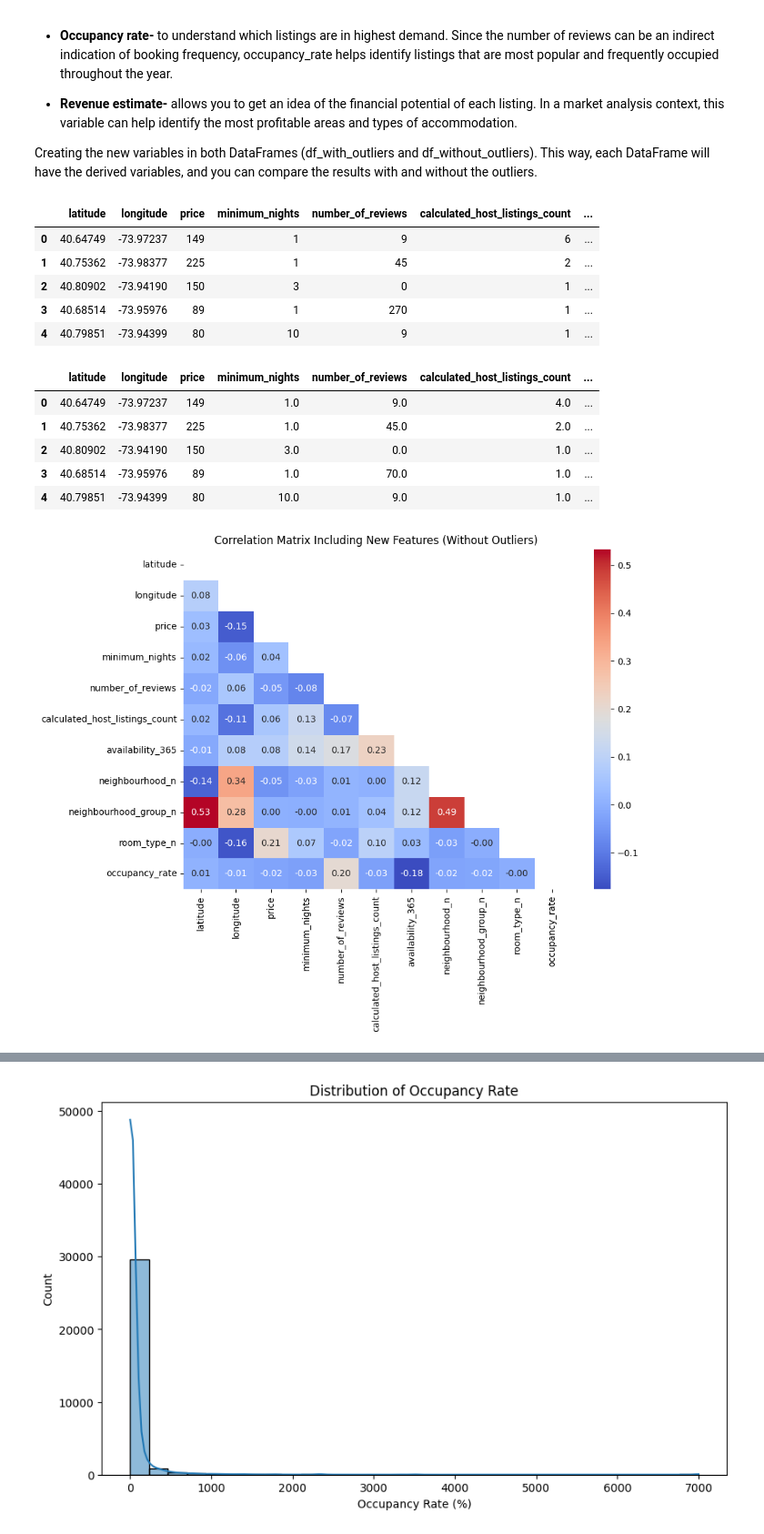
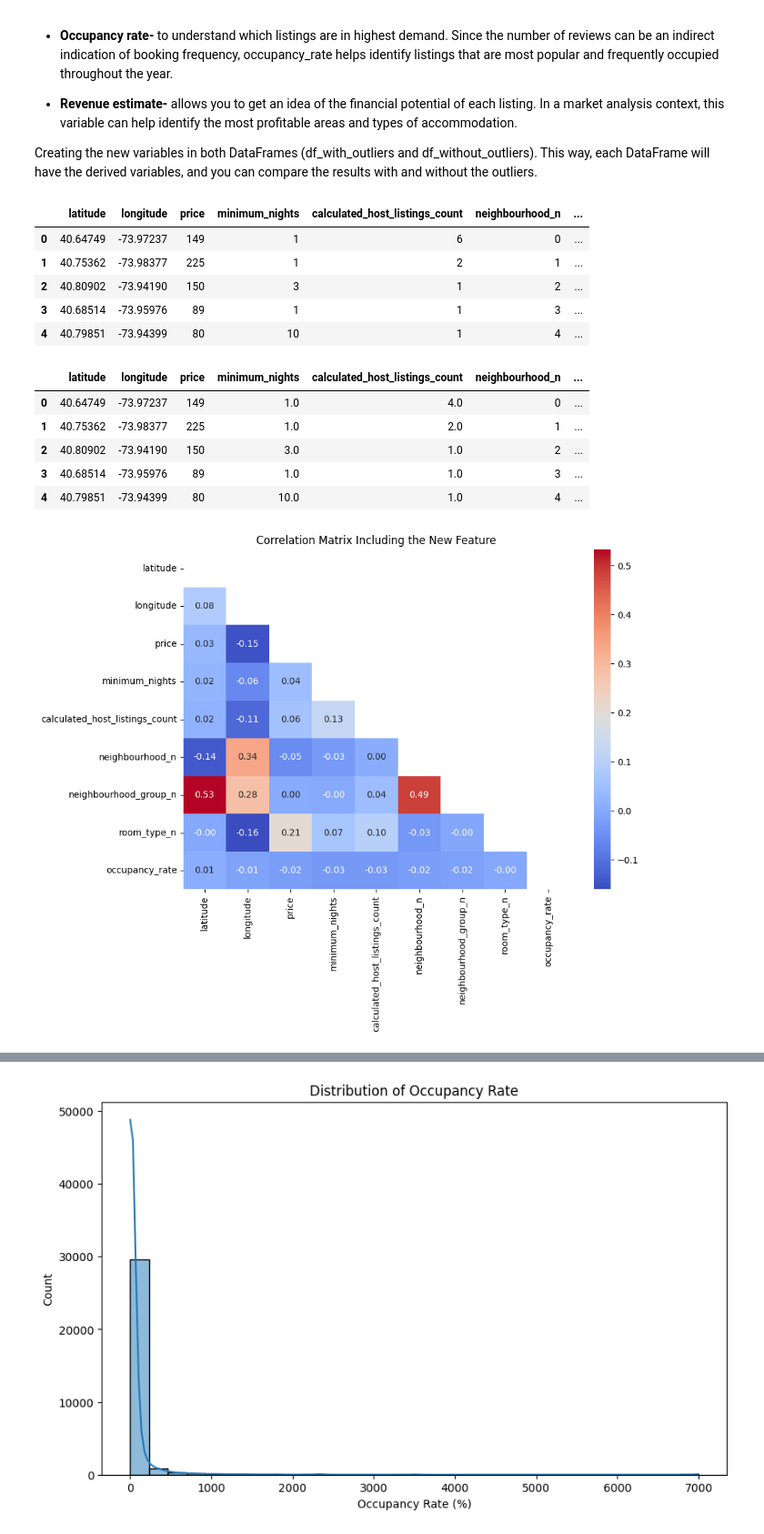
Before and after one commit to RitaViegas/RitaViegas---machine-learning-python-template, a Jupyter notebook: src/explore.ipynb, the cells around one changed output, grey strips where cells are left out. Shown at 91% size. Saved outputs shown, nothing was run; the diff lists cells and outputs as text; code cells hidden in the pictures.

```diff
--- a/src/explore.ipynb
+++ b/src/explore.ipynb
@@ -586,29 +586,32 @@ Creating the new variables in both DataFrames (df_with_outliers and df_without_o
 # Creating "Occupancy rate" variable
 df_with_outliers['occupancy_rate'] = (df_with_outliers['number_of_reviews'] / df_with_outliers['availability_365']) * 100
 df_without_outliers['occupancy_rate'] = (df_without_outliers['number_of_reviews'] / df_without_outliers['availability_365']) * 100
+# %%
+df_with_outliers.drop(columns=['number_of_reviews', 'availability_365'], inplace=True)
+df_without_outliers.drop(columns=['number_of_reviews', 'availability_365'], inplace=True)
 # %%
 df_with_outliers.head()
 # %% [output]
-|  | latitude | longitude | price | minimum_nights | number_of_reviews | calculated_host_listings_count | ... |
-| 0 | 40.64749 | -73.97237 | 149 | 1 | 9 | 6 | ... |
-| 1 | 40.75362 | -73.98377 | 225 | 1 | 45 | 2 | ... |
-| 2 | 40.80902 | -73.94190 | 150 | 3 | 0 | 1 | ... |
-| 3 | 40.68514 | -73.95976 | 89 | 1 | 270 | 1 | ... |
-| 4 | 40.79851 | -73.94399 | 80 | 10 | 9 | 1 | ... |
+|  | latitude | longitude | price | minimum_nights | calculated_host_listings_count | neighbourhood_n | ... |
+| 0 | 40.64749 | -73.97237 | 149 | 1 | 6 | 0 | ... |
+| 1 | 40.75362 | -73.98377 | 225 | 1 | 2 | 1 | ... |
+| 2 | 40.80902 | -73.94190 | 150 | 3 | 1 | 2 | ... |
+| 3 | 40.68514 | -73.95976 | 89 | 1 | 1 | 3 | ... |
+| 4 | 40.79851 | -73.94399 | 80 | 10 | 1 | 4 | ... |
 # %%
 df_without_outliers.head()
 # %% [output]
-|  | latitude | longitude | price | minimum_nights | number_of_reviews | calculated_host_listings_count | ... |
-| 0 | 40.64749 | -73.97237 | 149 | 1.0 | 9.0 | 4.0 | ... |
-| 1 | 40.75362 | -73.98377 | 225 | 1.0 | 45.0 | 2.0 | ... |
-| 2 | 40.80902 | -73.94190 | 150 | 3.0 | 0.0 | 1.0 | ... |
-| 3 | 40.68514 | -73.95976 | 89 | 1.0 | 70.0 | 1.0 | ... |
-| 4 | 40.79851 | -73.94399 | 80 | 10.0 | 9.0 | 1.0 | ... |
+|  | latitude | longitude | price | minimum_nights | calculated_host_listings_count | neighbourhood_n | ... |
+| 0 | 40.64749 | -73.97237 | 149 | 1.0 | 4.0 | 0 | ... |
+| 1 | 40.75362 | -73.98377 | 225 | 1.0 | 2.0 | 1 | ... |
+| 2 | 40.80902 | -73.94190 | 150 | 3.0 | 1.0 | 2 | ... |
+| 3 | 40.68514 | -73.95976 | 89 | 1.0 | 1.0 | 3 | ... |
+| 4 | 40.79851 | -73.94399 | 80 | 10.0 | 1.0 | 4 | ... |
 # %%
 plt.figure(figsize=(10, 8))
 sns.heatmap(df_with_outliers.corr(), annot=True, fmt=".2f",  cmap="coolwarm", mask= np.triu(df_with_outliers.corr()))
-plt.title("Correlation Matrix Including New Features (Without Outliers)")
+plt.title("Correlation Matrix Including the New Feature")
 plt.tight_layout()
 plt.show()
 # %% [output]
-[figure, old version]
+[figure, new version]
```
Also changed, not shown: parts of 16 cells of this notebook, 9 other files.
